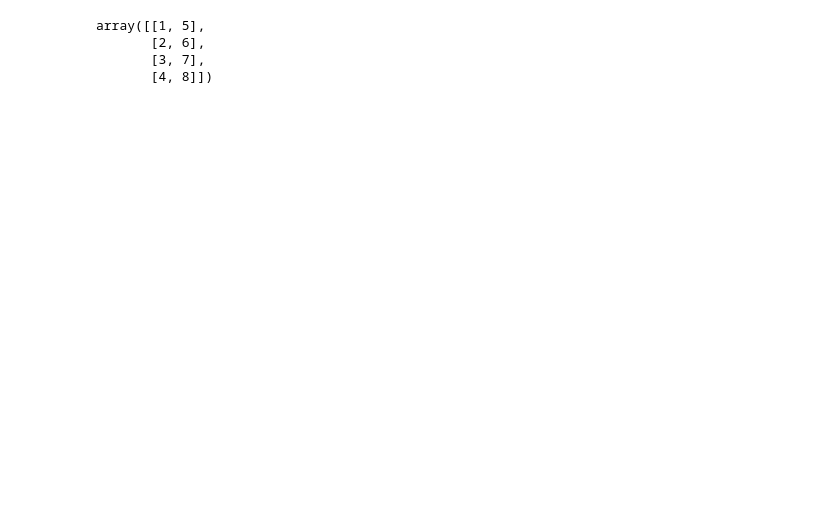
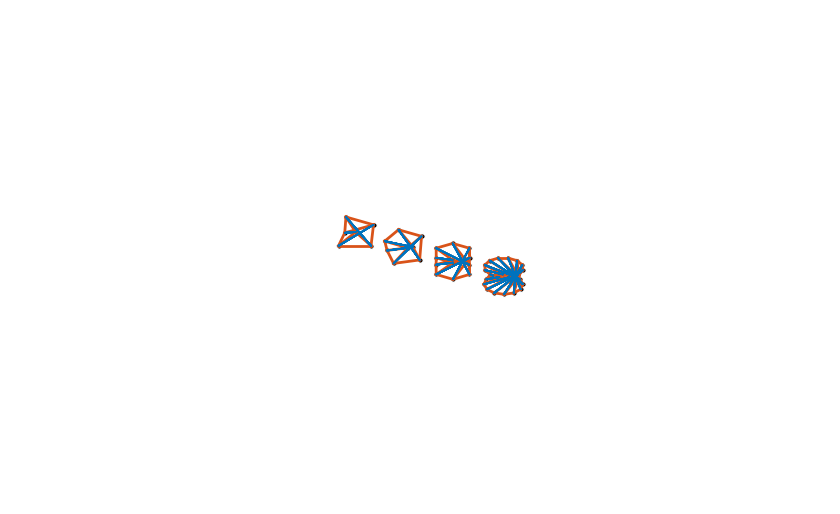
Before and after one commit to mcdeoliveira/tensegrity, a Jupyter notebook: examples/basic.ipynb, the cells around one changed output. Saved outputs shown, nothing was run; the diff lists cells and outputs as text; code cells hidden in the pictures; blank space fills up the shorter version.

Commit message:
Improved Stiffness, global and local coordinate handling Improved plotting

```diff
--- a/examples/basic.ipynb
+++ b/examples/basic.ipynb
@@ -7,28 +8,3 @@ from matplotlib import pyplot as plt
 import numpy as np
 
 %matplotlib widget
-# %%
-theta = np.linspace(0, 2*np.pi, 70)
-x, y = np.cos(theta), np.sin(theta)
-
-n = 6
-rho = np.linspace(0, 2*np.pi, n+1)
-xp, yp = np.cos(rho), np.sin(rho)
-xp2, yp2 = np.cos(rho+np.pi/n), np.sin(rho+np.pi/n)
-
-ri = np.cos(np.pi/n)
-
-fig, ax = plt.subplots()
-
-gamma = .8
-ri *= gamma
-for i in range(6):
-    ax.plot((ri**i)*x, (ri**i)*y)
-    if i % 2 == 0:
-        ax.plot((ri**i)*xp, (ri**i)*yp)
-    else:
-        ax.plot((ri**i)*xp2, (ri**i)*yp2)
-    print(ri**i)
-
-ax.axis('equal')
-ri**np.arange(6)
@@ -160,8 +10,0 @@ sys.path.append('..')
-# %%
-from tensegrity.plotter import MatplotlibPlotter
-from tensegrity.structure import Structure
-from tensegrity.snelson import Snelson
-
-s = Structure(nodes=np.array([[1,0,0],[0,1,0],[0,0,1]]), members=[[0,1,2],[1,2,0]], number_of_strings = 1)
-s = Snelson()
-s.member_tags
@@ -179,8 +11,14 @@ df.dtypes
-# %%
-X = np.array([[1,2,3,4],[5,6,7,8]])
-np.vstack((X[0,:],X[1,:])).T
-# %% [output]
-array([[1, 5],
-       [2, 6],
-       [3, 7],
-       [4, 8]])
+# %%
+from tensegrity.prism import Prism
+
+prisms = [Prism(n) for n in (3, 4, 6, 12)]
+# %%
+from tensegrity.plotter import MatplotlibPlotter
+
+plotter = MatplotlibPlotter()
+plotter.plot([s.translate(np.array([3*i,0,0])) for i, s in enumerate(prisms)])
+plt.axis('equal')
+plt.axis('off')
+plt.show()
+# %% [output]
+[figure, added]
```
Also changed, not shown: parts of 10 cells of this notebook, 6 other files.
